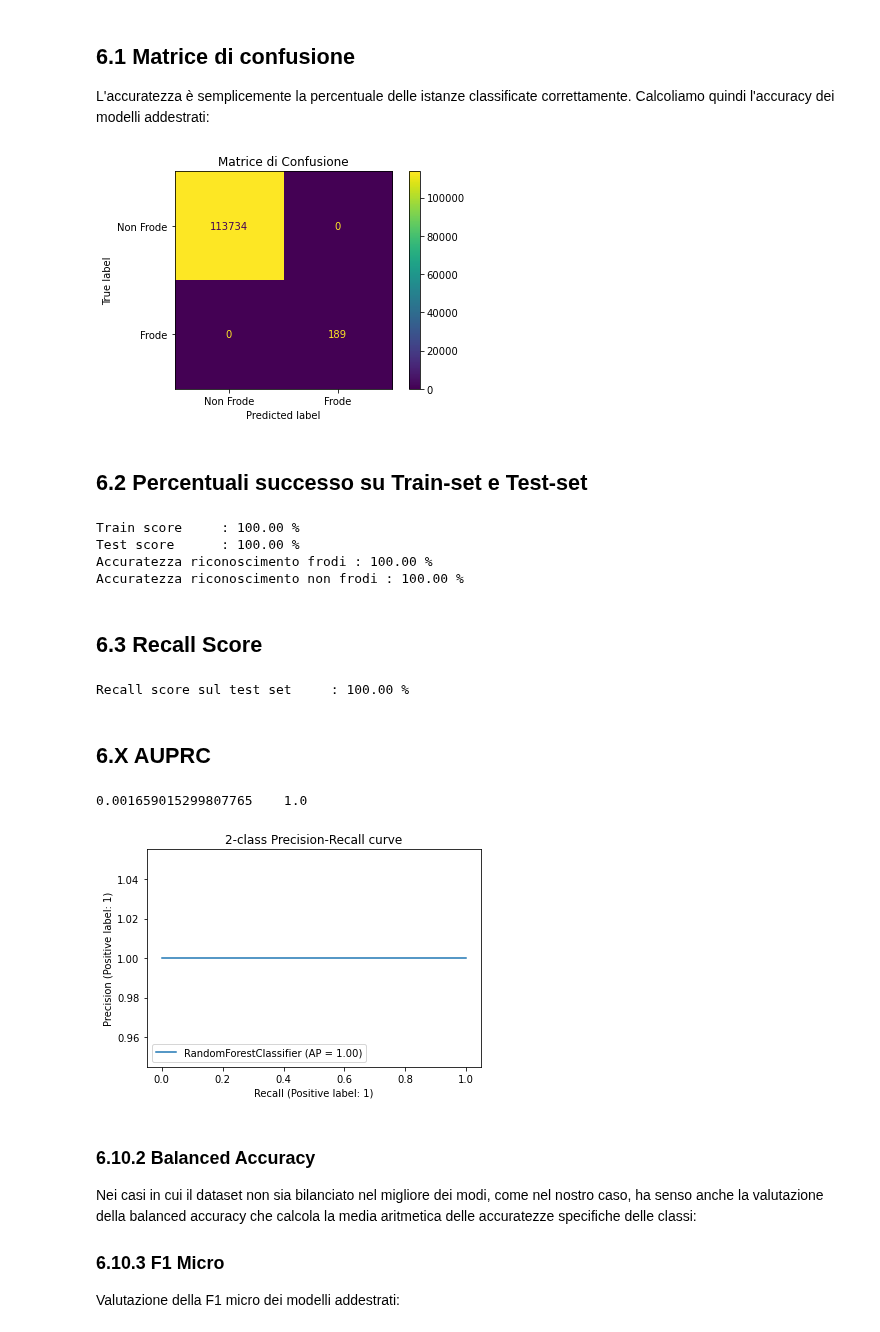
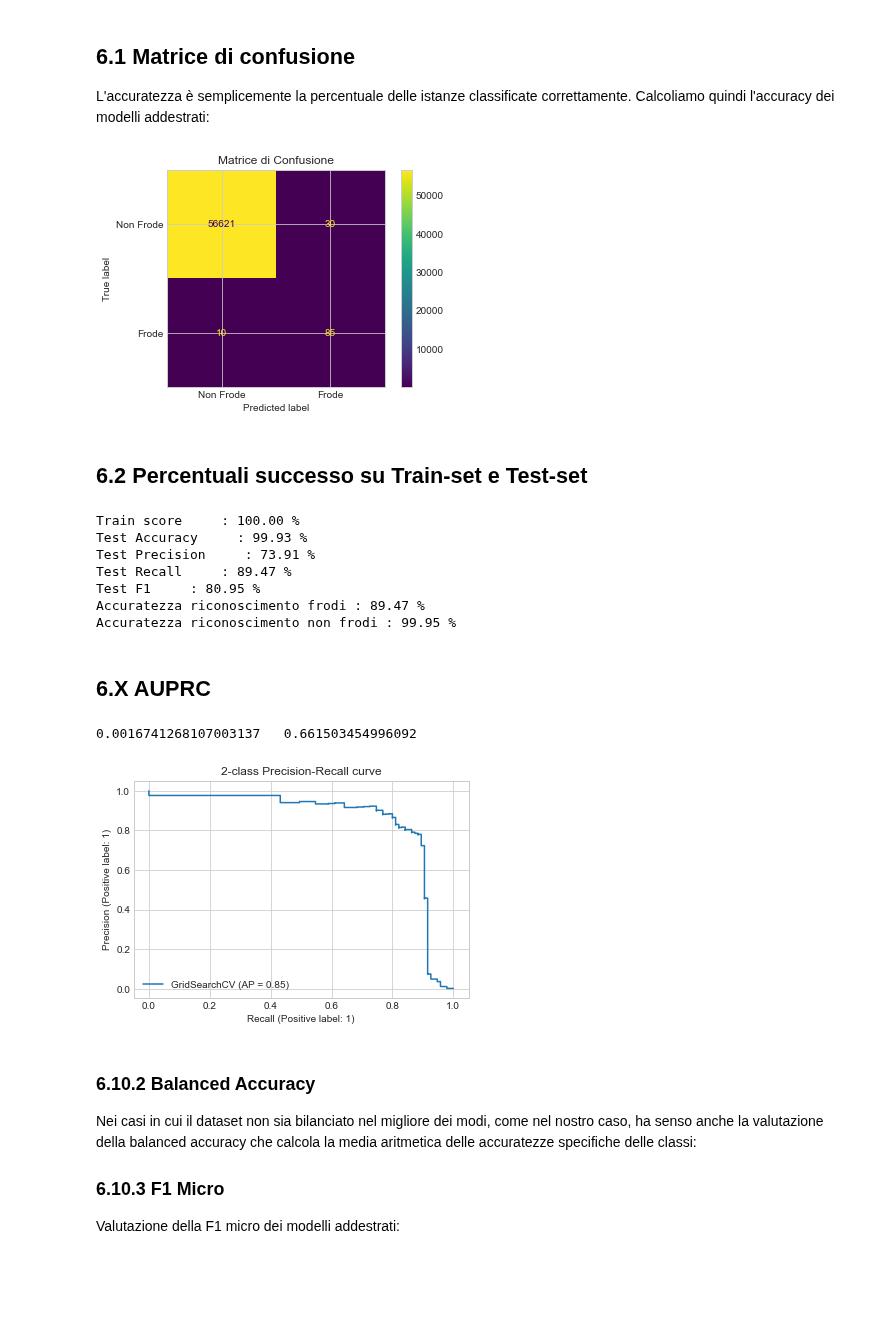
Before and after one commit to giridhar123/BigData, a Jupyter notebook: Notebook.ipynb, the cells around one changed output. Drawn from its saved outputs; the diff is of its cells as text; code cells hidden in the pictures; blank space fills up the shorter version.

```diff
--- a/Notebook.ipynb
+++ b/Notebook.ipynb
@@ -267,9 +265,2 @@ Dal fisher vediamo che le cose appattano con la matrice di correlazione.
 # %%
-dfFinal = df.drop(["Time", "V6", "V8", "V13", "V15", "V19", "V20", "V21", "V22", "V23", "V24", "V25", "V26", "V27", "V28"], axis=1)
-
-from sklearn.preprocessing import StandardScaler
-
-scaler = StandardScaler()
-scaledAmount = scaler.fit_transform(np.array(df["Amount"]).reshape(-1, 1))
-dfFinal["ScaledAmount"] = scaledAmount
-dfFinal = dfFinal.drop(["Amount"], axis = 1)
+dfFinal = df.drop(["Time", "V6", "V8", "V13", "V15", "V19", "V20", "V21", "V22", "V23", "V24", "V25", "V26", "V27", "V28", "Amount"], axis=1)
@@ -276,3 +269,9 @@ dfFinal = dfFinal.drop(["Amount"], axis = 1)
+# %%
+from sklearn.preprocessing import MinMaxScaler
+scaler = MinMaxScaler()
+for col in dfFinal.columns[0:-1]:
+    scaledCol = scaler.fit_transform(np.array(dfFinal[col]).reshape(-1, 1))
+    dfFinal[col] = scaledCol
 # %% [markdown]
 ## X.X Suddiv
 # %%
@@ -343,7 +344,7 @@ from sklearn.model_selection import train_test_split
 features = dfFinal[dfFinal.columns[:len(dfFinal.columns)-1]].to_numpy()
 targets = dfFinal.Class.to_numpy()
 
-X_train,X_test,Y_train,Y_test = train_test_split(features, targets, test_size=0.4, shuffle=True)
+X_train, X_test, Y_train, Y_test = train_test_split(features, targets, test_size=0.2, stratify=targets)
 #X ingressi
 print("Train Feature size : ", len(X_train))
 print("Train Label size   :", len(Y_train))
@@ -390,5 +395,5 @@ Y_train = Y_train.reshape(-1,1)
 # %%
 from sklearn.ensemble import RandomForestClassifier
 
-model = RandomForestClassifier(n_estimators=108, max_features="sqrt", criterion="gini")
-model.fit(X_train, Y_train)
+#model = RandomForestClassifier(n_estimators=108, max_features="sqrt", criterion="entropy")
+#model.fit(X_train, Y_train)
@@ -403,23 +429,24 @@ Tutte le metriche fornite dalle librerie da Scikit-learn utilizzano come paramet
 ## 6.1 Matrice di confusione
 L'accuratezza è semplicemente la percentuale delle istanze classificate correttamente. Calcoliamo quindi l'accuracy dei modelli addestrati:
 # %%
-from sklearn.metrics import accuracy_score
 from sklearn.metrics import confusion_matrix, ConfusionMatrixDisplay
 
-trainPredetto = model.predict(X_train)
-testPredetto = model.predict(X_test)
+trainPredetto = gridSearch.predict(X_train)
+testPredetto = gridSearch.predict(X_test)
 
 cm = confusion_matrix(Y_test, testPredetto, labels=[0, 1])
 
 cmatrix = ConfusionMatrixDisplay(confusion_matrix=cm, display_labels=["Non Frode","Frode"])
 cmatrix.plot()
 plt.title("Matrice di Confusione")
 plt.show()
 # %% [output]
-[figure, old version]
+[figure, new version]
 # %% [markdown]
 ## 6.2 Percentuali successo su Train-set e Test-set
 # %%
+from sklearn.metrics import accuracy_score
+
 veriNegativi = cm[0][0]
 veriPositivi = cm[1][1]
 falsiPositivi = cm[0][1]
@@ -431,23 +458,24 @@ frodiTotali = veriPositivi + falsiNegativi
 percentualeDiSuccessoNonFrodi = veriNegativi / nonFrodiTotali
 percentualeDiSuccessoFrodi = veriPositivi / frodiTotali
 
+precision = veriPositivi/(veriPositivi + falsiPositivi)
+recall = veriPositivi/(veriPositivi + falsiNegativi)
 print("Train score     : {:.2f} %".format(accuracy_score(trainPredetto, Y_train) * 100))
-print("Test score      : {:.2f} %".format(accuracy_score(testPredetto, Y_test) * 100))
+print("Test Accuracy     : {:.2f} %".format(accuracy_score(testPredetto, Y_test) * 100))
+print("Test Precision     : {:.2f} %".format(100 * precision))
+print("Test Recall     : {:.2f} %".format(100 * recall))
+print("Test F1     : {:.2f} %".format(100 * 2 * precision * recall /(precision + recall)))
+
 print("Accuratezza riconoscimento frodi : {:.2f} %".format(percentualeDiSuccessoFrodi*100))
 print("Accuratezza riconoscimento non frodi : {:.2f} %".format(percentualeDiSuccessoNonFrodi*100))
 # %% [output]
 Train score     : 100.00 %
-Test score      : 100.00 %
-Accuratezza riconoscimento frodi : 100.00 %
-Accuratezza riconoscimento non frodi : 100.00 %
+Test Accuracy     : 99.93 %
+Test Precision     : 73.91 %
+Test Recall     : 89.47 %
+Test F1     : 80.95 %
+Accuratezza riconoscimento frodi : 89.47 %
+Accuratezza riconoscimento non frodi : 99.95 %
-# %% [markdown]
-## 6.3 Recall Score
-# %%
-from sklearn.metrics import recall_score
-
-print("Recall score sul test set     : {:.2f} %".format(recall_score(testPredetto, Y_test) * 100))
-# %% [output]
-Recall score sul test set     : 100.00 %
 # %% [markdown]
 ## 6.X AUPRC
 # %%
@@ -460,12 +488,12 @@ print(baseline, auprc, sep="\t")
 
 from sklearn.metrics import PrecisionRecallDisplay
 
-display = PrecisionRecallDisplay.from_estimator(model, X_test, Y_test)
+display = PrecisionRecallDisplay.from_estimator(gridSearch, X_test, Y_test)
 
 _ = display.ax_.set_title("2-class Precision-Recall curve")
 # %% [output]
-0.001659015299807765    1.0
+0.0016741268107003137   0.661503454996092
-[figure, old version]
+[figure, new version]
 # %% [markdown]
 
 
```
Also changed, not shown: parts of 27 cells of this notebook.
